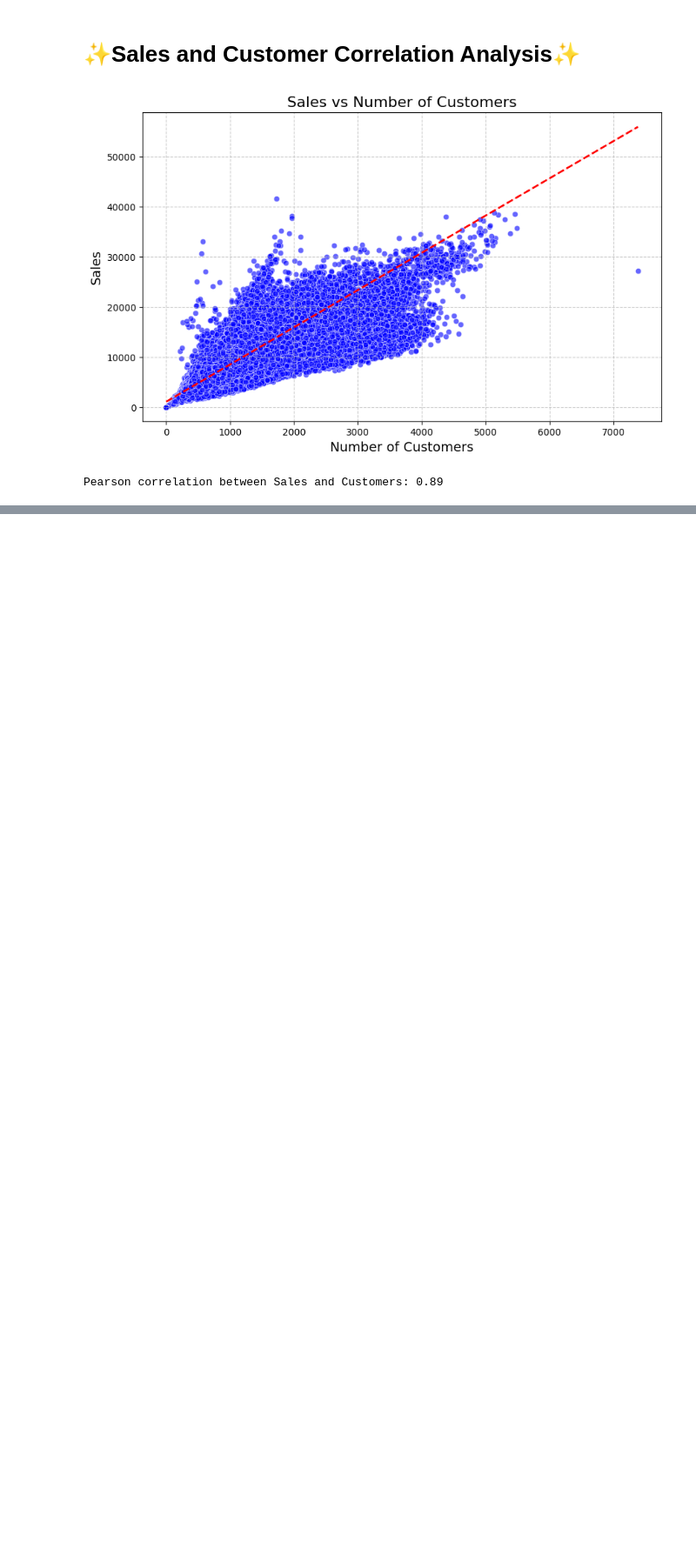
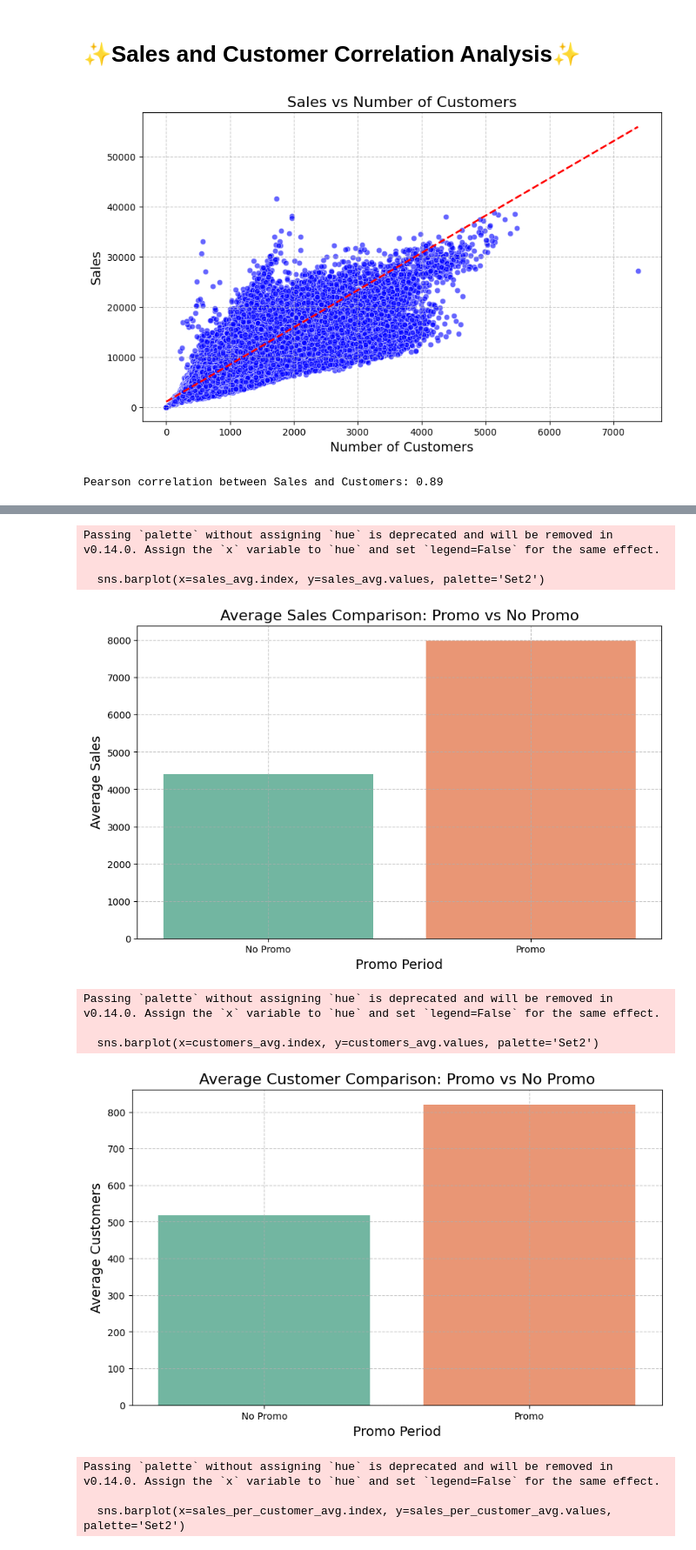
Before and after one commit to Elelanfik/Rossmann-Pharmaceuticals-Sales-Prediction, a Jupyter notebook: notebooks/EDA_Customer_Purchasing_Behavior.ipynb, the cells around one changed output, grey strips where cells are left out. Shown at 87% size. Drawn from its saved outputs; the diff is of its cells as text; code cells hidden in the pictures; blank space fills up the shorter version.

Commit message:
Impact of Promotions on Sales and Customer Behavior

```diff
--- a/notebooks/EDA_Customer_Purchasing_Behavior.ipynb
+++ b/notebooks/EDA_Customer_Purchasing_Behavior.ipynb
@@ -470,0 +481,16 @@ Pearson correlation between Sales and Customers: 0.89
+# %%
+df = pd.DataFrame(train_data)
+# Analyze the effect of promos
+analyze_promo_effect(df)
+# %% [output]
+Passing `palette` without assigning `hue` is deprecated and will be removed in v0.14.0. Assign the `x` variable to `hue` and set `legend=False` for the same effect.
+
+  sns.barplot(x=sales_avg.index, y=sales_avg.values, palette='Set2')
+[figure, added]
+Passing `palette` without assigning `hue` is deprecated and will be removed in v0.14.0. Assign the `x` variable to `hue` and set `legend=False` for the same effect.
+
+  sns.barplot(x=customers_avg.index, y=customers_avg.values, palette='Set2')
+[figure, added]
+Passing `palette` without assigning `hue` is deprecated and will be removed in v0.14.0. Assign the `x` variable to `hue` and set `legend=False` for the same effect.
+
+  sns.barplot(x=sales_per_customer_avg.index, y=sales_per_customer_avg.values, palette='Set2')
```
Also changed, not shown: parts of 3 cells of this notebook, 2 other files.
